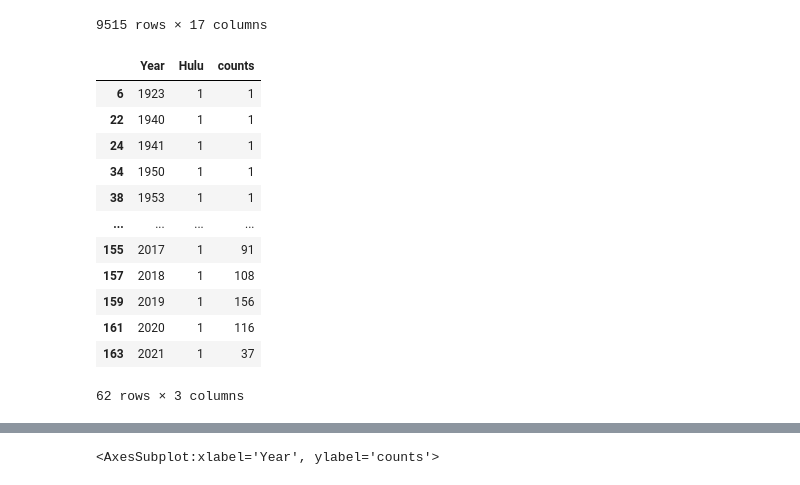
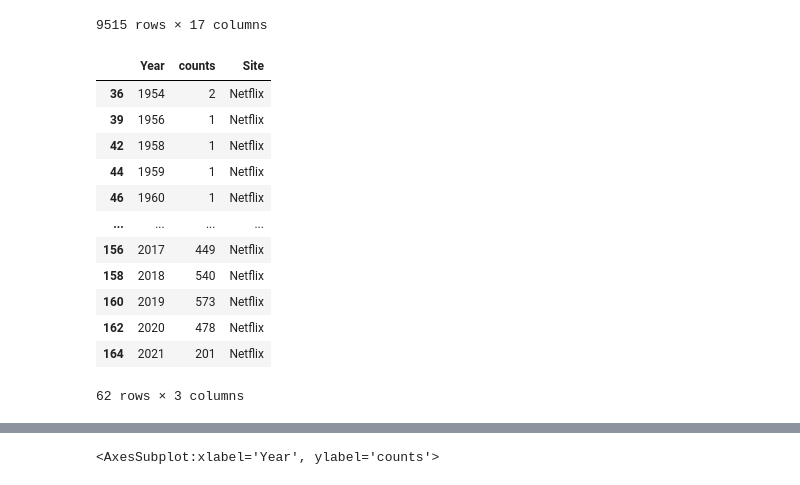
Before and after one commit to CarlJimenez/DATANVI, a Jupyter notebook: WebApp.ipynb, the cells around one changed output, grey strips where cells are left out. Cells and saved outputs as stored; diff of their text form; code cells hidden in the pictures.

```diff
--- a/WebApp.ipynb
+++ b/WebApp.ipynb
@@ -133,19 +133,31 @@ prime_movies_year_df = prime_movies_year_df[(prime_movies_year_df['Prime Video']
 disney_movies_year_df = streaming_movies_df[["Year","Disney+"]].groupby(["Year","Disney+"], axis=0).size().reset_index(name='counts')
 disney_movies_year_df = disney_movies_year_df[(disney_movies_year_df['Disney+']>0)]
 #netflix_movies_year_df.apply(lambda x: x['Netflix'] == 1)
-# %%
-hulu_movies_year_df
-# %% [output]
-|  | Year | Hulu | counts |
-| 6 | 1923 | 1 | 1 |
-| 22 | 1940 | 1 | 1 |
-| 24 | 1941 | 1 | 1 |
-| 34 | 1950 | 1 | 1 |
-| 38 | 1953 | 1 | 1 |
-| ... | ... | ... | ... |
-| 155 | 2017 | 1 | 91 |
-| 157 | 2018 | 1 | 108 |
-| 159 | 2019 | 1 | 156 |
-| 161 | 2020 | 1 | 116 |
-| 163 | 2021 | 1 | 37 |
-62 rows × 3 columns
+# %%
+netflix_movies_year_df['Site']='Netflix'
+netflix_movies_year_df = netflix_movies_year_df.drop(columns='Netflix')
+
+hulu_movies_year_df['Site']='Hulu'
+hulu_movies_year_df = hulu_movies_year_df.drop(columns='Hulu')
+
+prime_movies_year_df['Site']='Prime'
+prime_movies_year_df = prime_movies_year_df.drop(columns='Prime Video')
+
+disney_movies_year_df['Site']='Disney+'
+disney_movies_year_df = disney_movies_year_df.drop(columns='Disney+')
+# %%
+netflix_movies_year_df
+# %% [output]
+|  | Year | counts | Site |
+| 36 | 1954 | 2 | Netflix |
+| 39 | 1956 | 1 | Netflix |
+| 42 | 1958 | 1 | Netflix |
+| 44 | 1959 | 1 | Netflix |
+| 46 | 1960 | 1 | Netflix |
+| ... | ... | ... | ... |
+| 156 | 2017 | 449 | Netflix |
+| 158 | 2018 | 540 | Netflix |
+| 160 | 2019 | 573 | Netflix |
+| 162 | 2020 | 478 | Netflix |
+| 164 | 2021 | 201 | Netflix |
+62 rows × 3 columns
```
Also changed, not shown: parts of 8 cells of this notebook, 1 other file.
